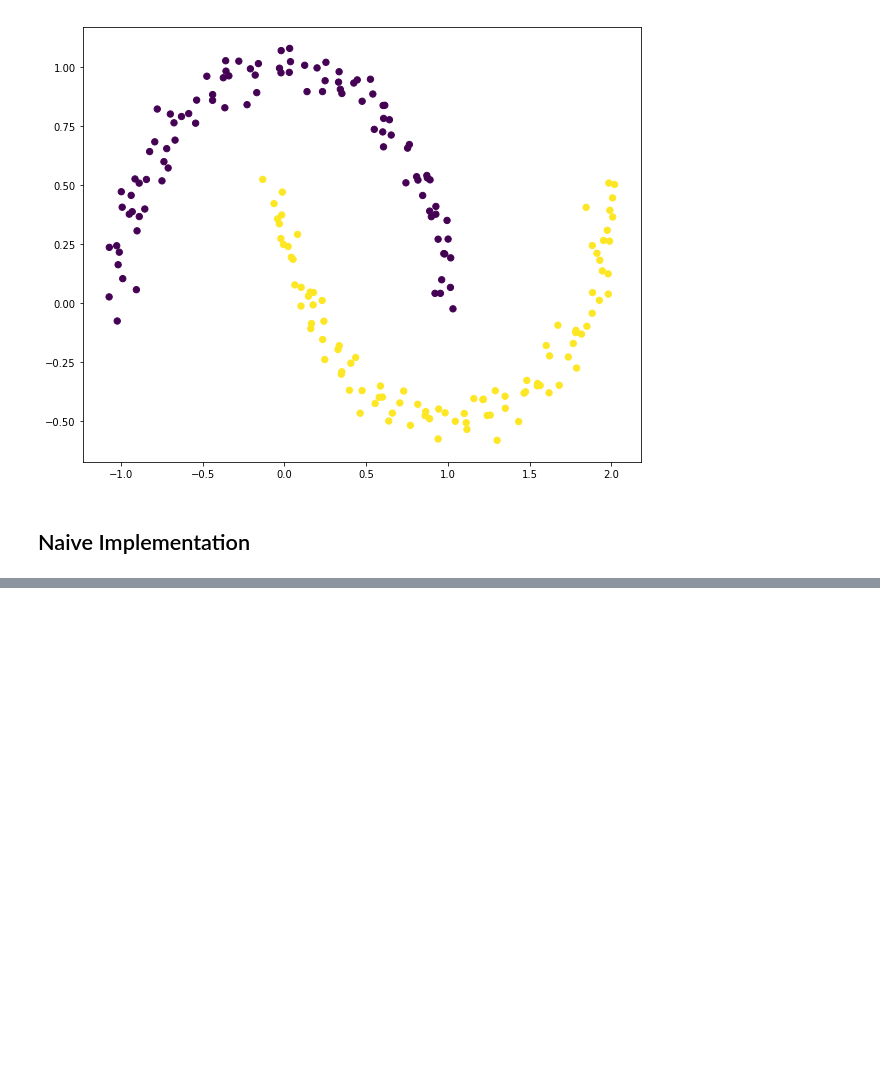
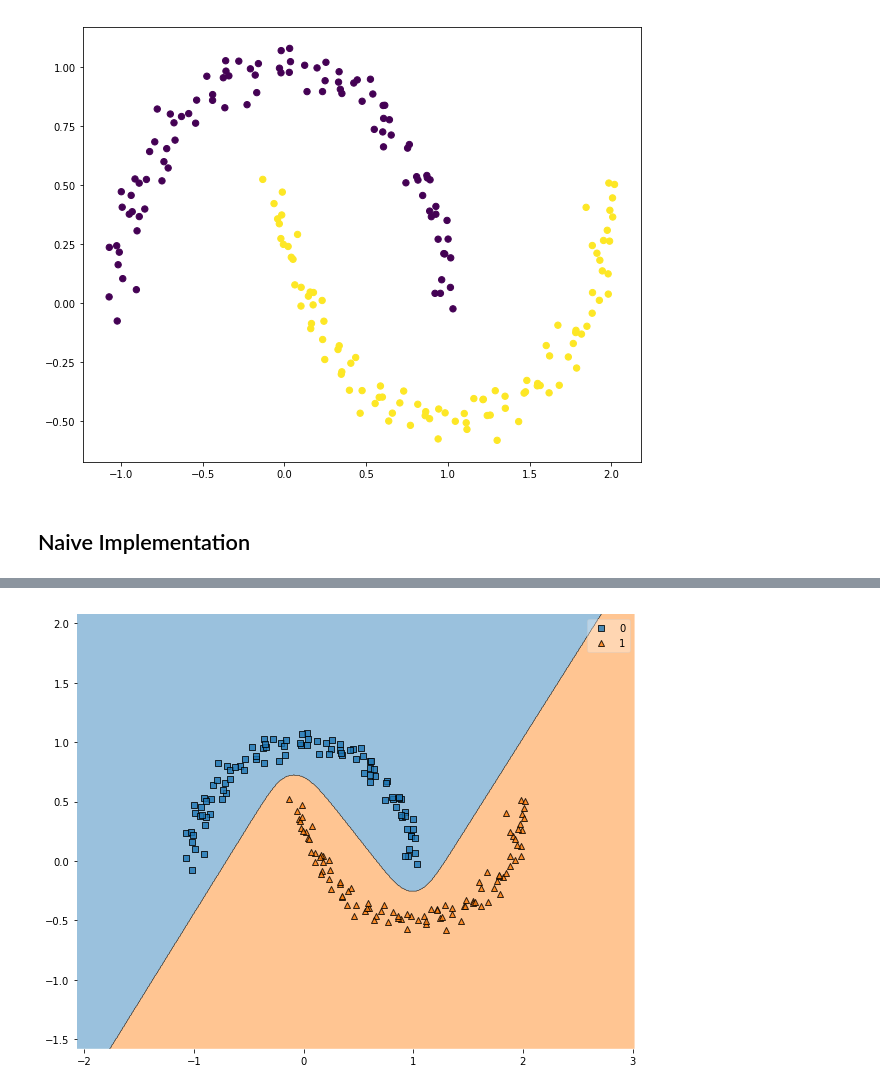
Before and after one commit to marcofavorito/ml-from-scratch, a Jupyter notebook: notebooks/neural-network.ipynb, the cells around one changed output, grey strips where cells are left out. Cells and saved outputs as stored; diff of their text form; code cells hidden in the pictures; blank space fills up the shorter version.

```diff
--- a/notebooks/neural-network.ipynb
+++ b/notebooks/neural-network.ipynb
@@ -13,6 +15,8 @@ import sklearn
 import sklearn.datasets
 import sklearn.linear_model
 import matplotlib
+from mlxtend.plotting import plot_decision_regions
+
 
 # Display plots inline and change default figure size
 %matplotlib inline
@@ -21,5 +25,10 @@ matplotlib.rcParams['figure.figsize'] = (10.0, 8.0)
 # Generate a dataset and plot it
 np.random.seed(0)
 X, y = sklearn.datasets.make_moons(200, noise=0.05)
-plt.scatter(X[:,0], X[:,1], s=40, c=y)
+plt.scatter(X[:, 0], X[:, 1], s=40, c=y)
+
+# one-hot encoding
+y_train = np.zeros((y.size, 2))
+y_train[range(len(y)), y] = 1
+X_train = X
 # %% [output]
@@ -197,0 +207,70 @@ plot_decision_regions(X, y, clf=Wrapper())
+# %%
+import torch
+
+# device = torch.device('cpu')
+device = torch.device('cuda')
+
+input_size = 2
+hidden_size = 3
+output_size = 2
+learning_rate = 0.01
+epochs = 5000
+
+model = torch.nn.Sequential(
+    torch.nn.Linear(input_size, hidden_size),
+    torch.nn.Tanh(),
+    torch.nn.Linear(hidden_size, output_size),
+    torch.nn.Softmax(1)
+)
+
+def init_weights(m):
+    if type(m) == torch.nn.Linear:
+        torch.nn.init.xavier_uniform_(m.weight)
+        m.bias.data.fill_(0.01)
+
+
+model.apply(init_weights)
+
+
+def train_model(model, X, y, epochs=epochs):
+    # Create Tensors to hold inputs and outputs
+    X_torch = torch.FloatTensor(X, device=device)
+    y_torch = torch.LongTensor(y, device=device)
+
+    loss_f = torch.nn.CrossEntropyLoss()
+    optimizer = torch.optim.Adam(model.parameters(), lr=learning_rate)
+
+    for i in range(epochs):
+
+        y_pred = model(X_torch)
+
+        current_loss = loss_f(y_pred, y_torch)
+        # zero the gradients
+        optimizer.zero_grad()
+        # compute gradient of the loss wrt weights
+        current_loss.backward()
+        # update parameters
+        optimizer.step()
+
+        if i % 1000 == 0:
+            print("Epoch: %05d" % i, current_loss.item())
+
+    return model
+
+
+model = train_model(model, X_train, y)
+
+class Wrapper:
+
+    def __init__(self, pytorch_model):
+        self.model = pytorch_model
+
+    def predict(self, X):
+        X_torch = torch.FloatTensor(X, device=device)
+        y = self.model(X_torch)
+        y_pred = np.argmax(y.detach().numpy(), axis=1)
+        return y_pred
+
+
+plot_decision_regions(X_train, y, clf=Wrapper(model))
+# %% [output]
@@ -197,0 +283 @@ plot_decision_regions(X, y, clf=Wrapper())
+[figure, added]
```
Also changed, not shown: parts of 12 cells of this notebook.
